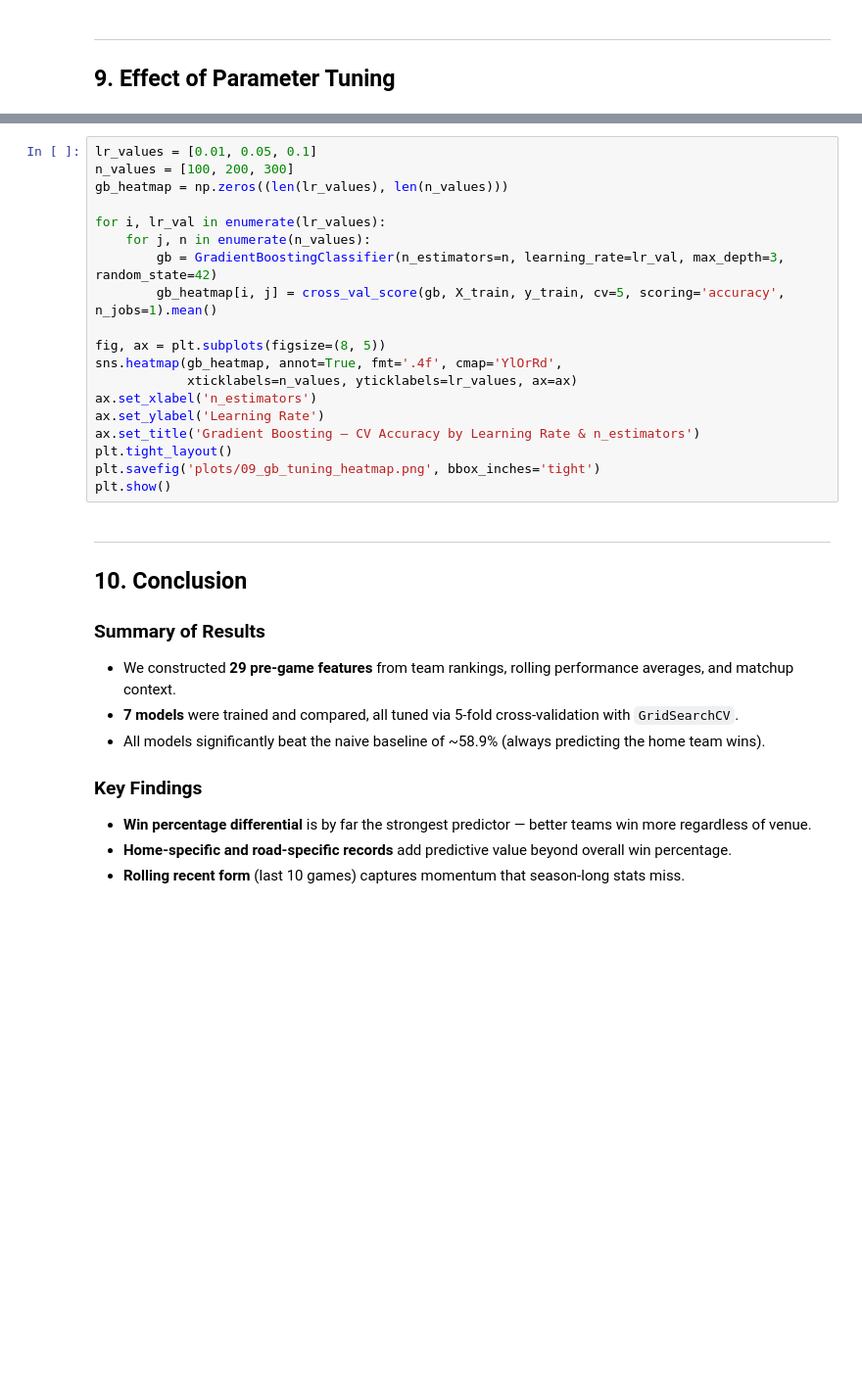
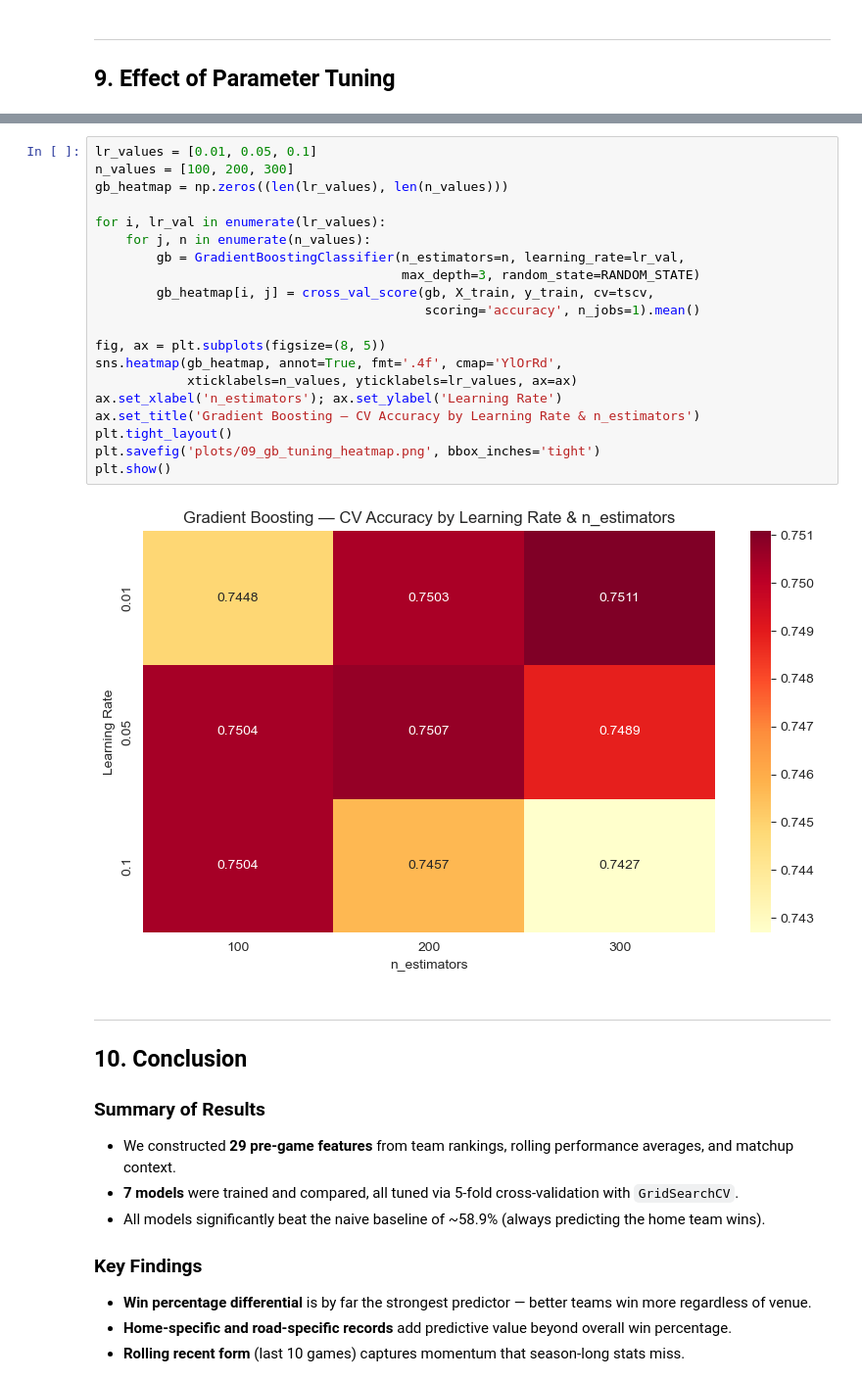
Before and after one commit to blaisescileppi/ML-Business-Analytics-Project, a Jupyter notebook: Project/nba_project.ipynb, the cells around one changed output, grey strips where cells are left out. Shown at 98% size. Saved outputs shown, nothing was run; the diff lists cells and outputs as text; blank space fills up the shorter version.

```diff
--- a/Project/nba_project.ipynb
+++ b/Project/nba_project.ipynb
@@ -1037,22 +1166,25 @@ plt.show()
 # %%
 lr_values = [0.01, 0.05, 0.1]
 n_values = [100, 200, 300]
 gb_heatmap = np.zeros((len(lr_values), len(n_values)))
 
 for i, lr_val in enumerate(lr_values):
     for j, n in enumerate(n_values):
-        gb = GradientBoostingClassifier(n_estimators=n, learning_rate=lr_val, max_depth=3, random_state=42)
-        gb_heatmap[i, j] = cross_val_score(gb, X_train, y_train, cv=5, scoring='accuracy', n_jobs=1).mean()
+        gb = GradientBoostingClassifier(n_estimators=n, learning_rate=lr_val,
+                                        max_depth=3, random_state=RANDOM_STATE)
+        gb_heatmap[i, j] = cross_val_score(gb, X_train, y_train, cv=tscv,
+                                           scoring='accuracy', n_jobs=1).mean()
 
 fig, ax = plt.subplots(figsize=(8, 5))
 sns.heatmap(gb_heatmap, annot=True, fmt='.4f', cmap='YlOrRd',
             xticklabels=n_values, yticklabels=lr_values, ax=ax)
-ax.set_xlabel('n_estimators')
-ax.set_ylabel('Learning Rate')
+ax.set_xlabel('n_estimators'); ax.set_ylabel('Learning Rate')
 ax.set_title('Gradient Boosting — CV Accuracy by Learning Rate & n_estimators')
 plt.tight_layout()
 plt.savefig('plots/09_gb_tuning_heatmap.png', bbox_inches='tight')
 plt.show()
+# %% [output]
+[figure, added]
 # %% [markdown]
 ---
 ## 10. Conclusion
```
Also changed, not shown: parts of 22 cells of this notebook, 5 other files.
